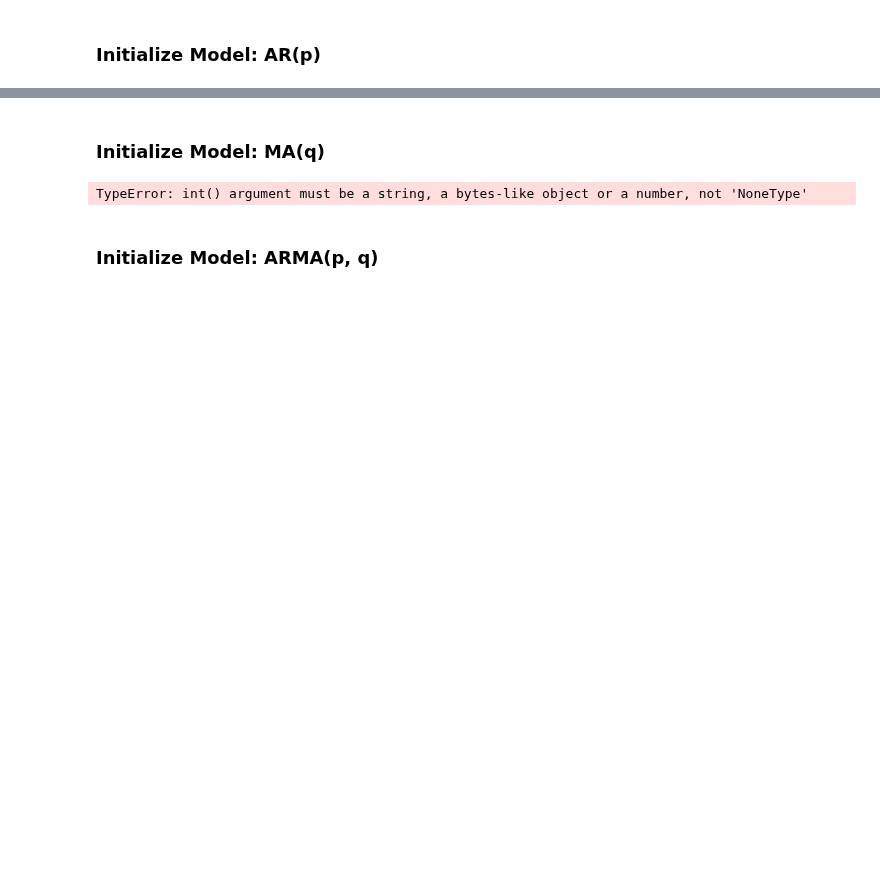
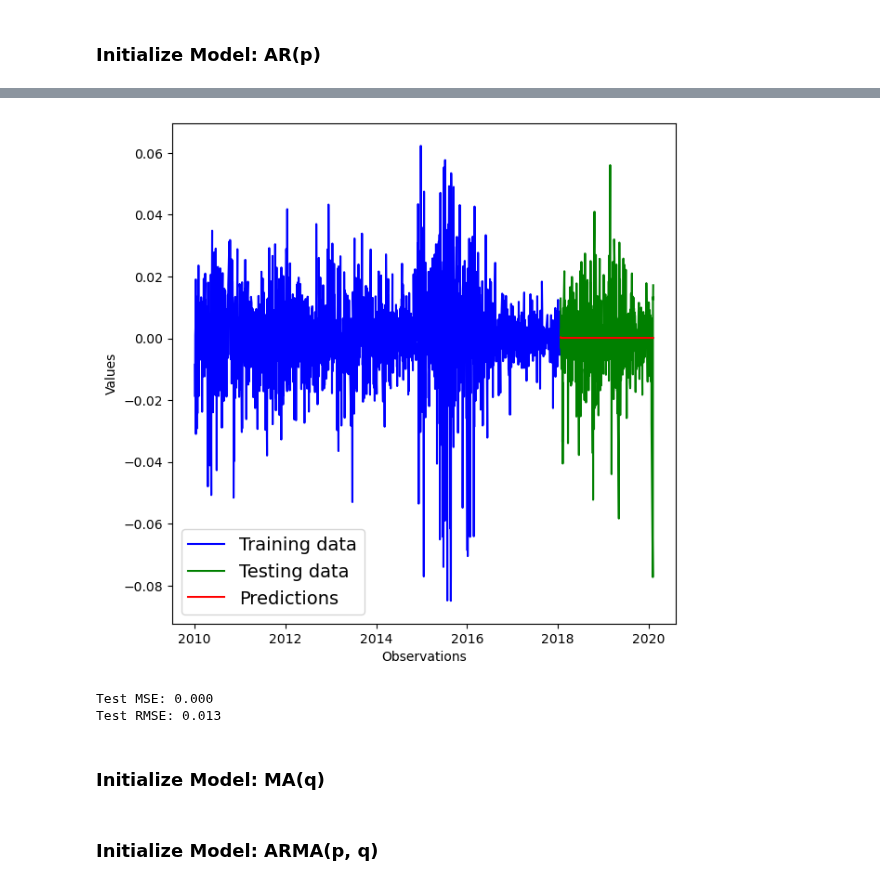
Before and after one commit to Brinkley97/applied_time_series_and_machine_learning, a Jupyter notebook: framework_for_time_series_data/nlp_ts/paper-stock-sse-daily-returns.ipynb, the cells around one changed output, grey strips where cells are left out. Cells and saved outputs as stored; diff of their text form; code cells hidden in the pictures; blank space fills up the shorter version.

```diff
--- a/framework_for_time_series_data/nlp_ts/paper-stock-sse-daily-returns.ipynb
+++ b/framework_for_time_series_data/nlp_ts/paper-stock-sse-daily-returns.ipynb
@@ -330,4 +375,7 @@ array([[-0.00851991],
 # %%
-# ar_model_class = AR_Model()
-# ar_model_class.train(diff_train_df.values, lag_p)
-# ar_model_class.summary()
+no_retrain_name = ' - no retrain'
+no_retrain_bool = False
+
+ar_no_retrain_model_class = AR_Model(no_retrain_name, lag_p)
+ar_no_retrain_model_class.train(diff_train_values)
+ar_no_retrain_model_class.summary()
@@ -415,0 +398,6 @@ Test RMSE: 0.038
+# %%
+# retrain false
+ar_predictions_no_retrain = ar_no_retrain_model_class.make_predictions(diff_train_values, diff_test_values)
+ar_predictions_no_retrain
+ar_predictions_df = ar_no_retrain_model_class.model_predictions_to_df(diff_test_df, ar_predictions_no_retrain)
+ar_predictions_df
@@ -416,10 +419,21 @@ Test RMSE: 0.038
+# %%
+predictions_df = ar_predictions_df.iloc[:, 1]
+# predictions_df
+# %%
+data_prediction_plots.plot_ts_training_and_testing_data(diff_train_df, diff_test_df, scatter_type, predictions_df)
+# %% [output]
+[figure, added]
+# %%
+EvaluationMetric.eval_mse(ar_predictions_df.iloc[:, 0], ar_predictions_df.iloc[:, 1], per_element=False)
+EvaluationMetric.eval_rmse(ar_predictions_df.iloc[:, 0], ar_predictions_df.iloc[:, 1], per_element=False)
+# %% [output]
+Test MSE: 0.000
+Test RMSE: 0.013
 # %% [markdown]
 ### Initialize Model: MA(q)
 # %%
 error_q = 1 # MA
-ma_model_class = MA_Model(no_retrain_name, retrain_name, error_q)
-ma_model_class.train(diff_train_df.values)
-ma_model_class.summary()
+# ma_model_class = MA_Model(no_retrain_name, retrain_name, error_q)
+# ma_model_class.train(diff_train_df.values)
+# ma_model_class.summary()
-# %% [output]
-TypeError: int() argument must be a string, a bytes-like object or a number, not 'NoneType'
 # %%
```
Also changed, not shown: parts of 28 cells of this notebook, 2 other files.
